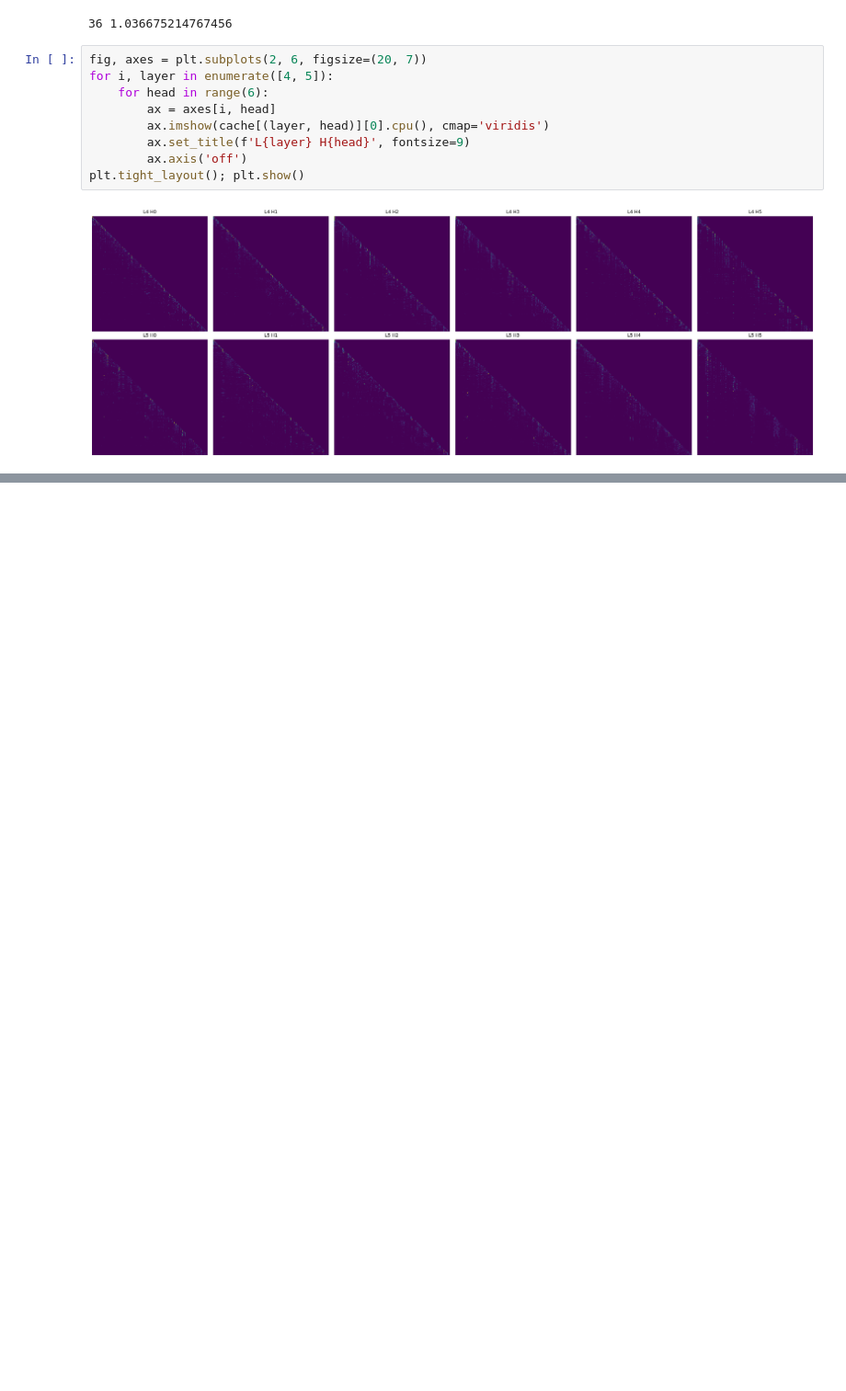
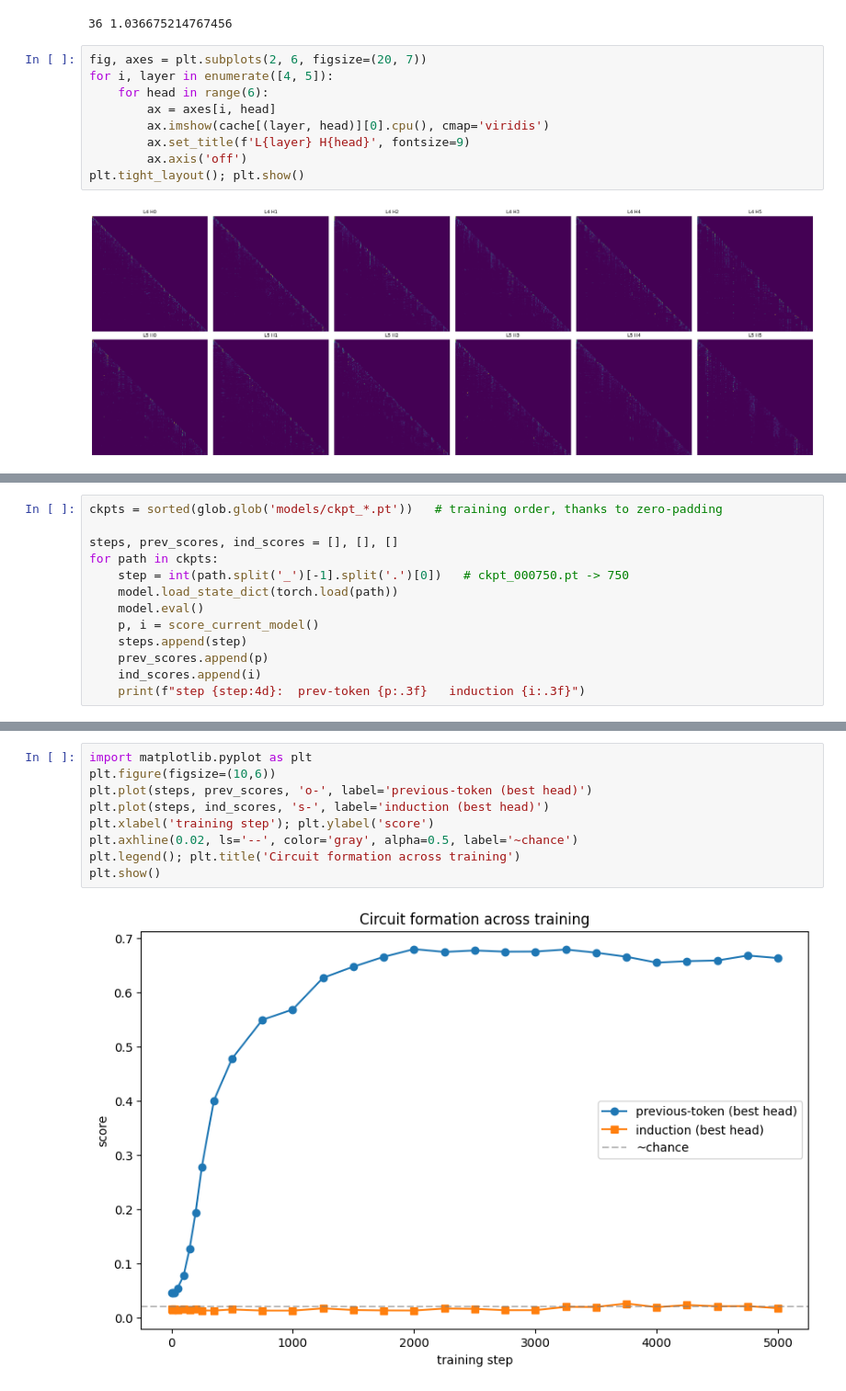
Before and after one commit to neilt93/mech-interp, a Jupyter notebook: notebooks/interp_1.ipynb, the cells around one changed output, grey strips where cells are left out. Shown at 92% size. Drawn from its saved outputs; the diff is of its cells as text; blank space fills up the shorter version.

```diff
--- a/notebooks/interp_1.ipynb
+++ b/notebooks/interp_1.ipynb
@@ -268,0 +288,13 @@ print(repr(decode(out[0].tolist())[-15:]))
+# %%
+ckpts = sorted(glob.glob('models/ckpt_*.pt'))   # training order, thanks to zero-padding
+
+steps, prev_scores, ind_scores = [], [], []
+for path in ckpts:
+    step = int(path.split('_')[-1].split('.')[0])   # ckpt_000750.pt -> 750
+    model.load_state_dict(torch.load(path))
+    model.eval()
+    p, i = score_current_model()
+    steps.append(step)
+    prev_scores.append(p)
+    ind_scores.append(i)
+    print(f"step {step:4d}:  prev-token {p:.3f}   induction {i:.3f}")
@@ -268,0 +319,11 @@ print(repr(decode(out[0].tolist())[-15:]))
+# %%
+import matplotlib.pyplot as plt
+plt.figure(figsize=(10,6))
+plt.plot(steps, prev_scores, 'o-', label='previous-token (best head)')
+plt.plot(steps, ind_scores, 's-', label='induction (best head)')
+plt.xlabel('training step'); plt.ylabel('score')
+plt.axhline(0.02, ls='--', color='gray', alpha=0.5, label='~chance')
+plt.legend(); plt.title('Circuit formation across training')
+plt.show()
+# %% [output]
+[figure, added]
```
Also changed, not shown: parts of 10 cells of this notebook.
